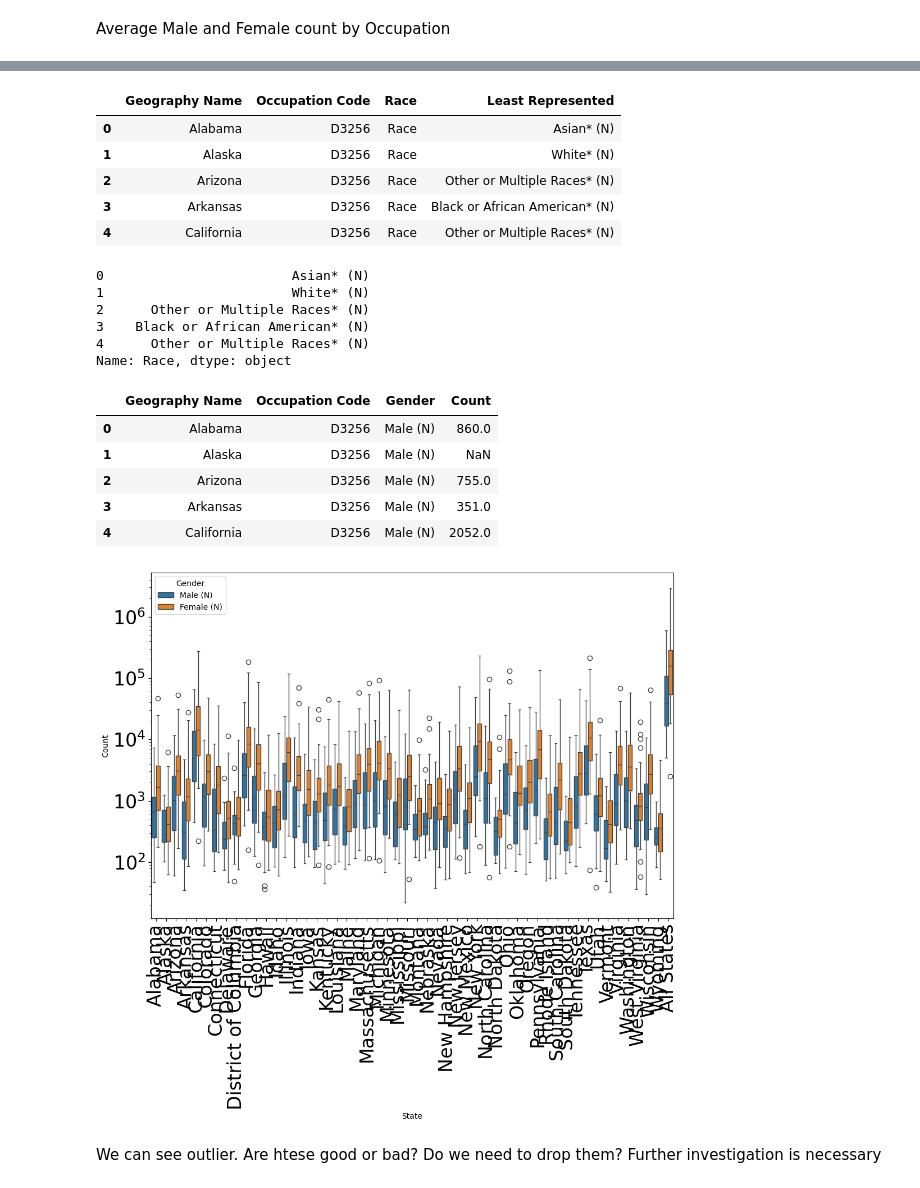
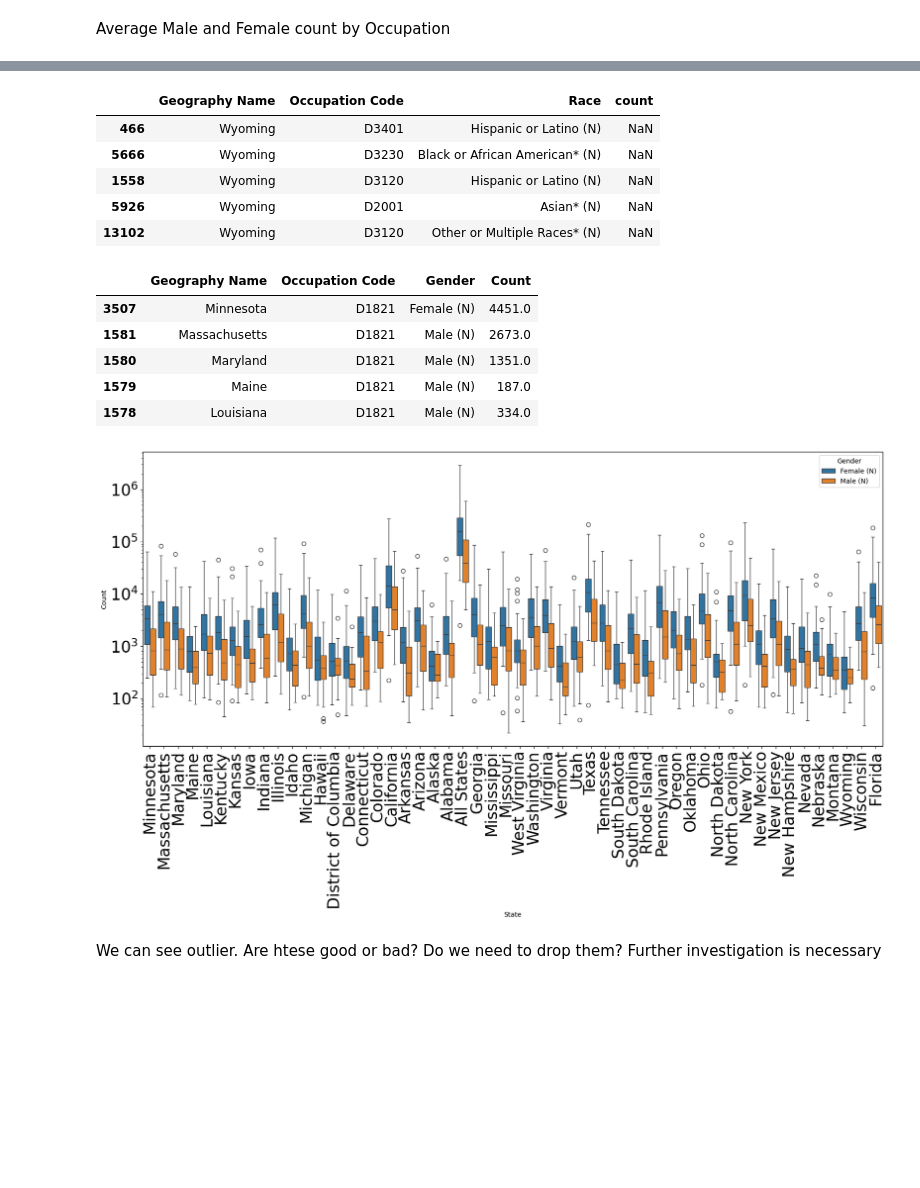
Before and after one commit to BTExpress1/healthCareAccess, a Jupyter notebook: notebooks/Capstone_Two.ipynb, the cells around one changed output, grey strips where cells are left out. Saved outputs shown, nothing was run; the diff lists cells and outputs as text; code cells hidden in the pictures; blank space fills up the shorter version.

```diff
--- a/notebooks/Capstone_Two.ipynb
+++ b/notebooks/Capstone_Two.ipynb
@@ -392,6 +416,9 @@ gender_representation = pd.melt(ahrf_data[['Geography Name','Male (N)','Female (
                         var_name='Gender',
                         value_vars=['Male (N)','Female (N)'],
                         value_name='Count',)
+
+#sort the melt
+gender_representation = gender_representation.sort_values('Occupation Code')
 # I want to explore group by occupation before melt
 # %%
 gender_representation.tail()
@@ -412,42 +441,33 @@ race_representation = pd.melt(ahrf_data,
 # %%
-race_representation.head()
+race_representation.tail()
 # %% [output]
-|  | Geography Name | Occupation Code | Race | Least Represented |
-| 0 | Alabama | D3256 | Race | Asian* (N) |
-| 1 | Alaska | D3256 | Race | White* (N) |
-| 2 | Arizona | D3256 | Race | Other or Multiple Races* (N) |
-| 3 | Arkansas | D3256 | Race | Black or African American* (N) |
-| 4 | California | D3256 | Race | Other or Multiple Races* (N) |
+|  | Geography Name | Occupation Code | Race | count |
+| 466 | Wyoming | D3401 | Hispanic or Latino (N) | NaN |
+| 5666 | Wyoming | D3230 | Black or African American* (N) | NaN |
+| 1558 | Wyoming | D3120 | Hispanic or Latino (N) | NaN |
+| 5926 | Wyoming | D2001 | Asian* (N) | NaN |
+| 13102 | Wyoming | D3120 | Other or Multiple Races* (N) | NaN |
-# %%
-ahrf_data['Race'].head()
-# %% [output]
-0                        Asian* (N)
-1                        White* (N)
-2      Other or Multiple Races* (N)
-3    Black or African American* (N)
-4      Other or Multiple Races* (N)
-Name: Race, dtype: object
 # %%
 gender_representation.head()
 # %% [output]
 |  | Geography Name | Occupation Code | Gender | Count |
-| 0 | Alabama | D3256 | Male (N) | 860.0 |
-| 1 | Alaska | D3256 | Male (N) | NaN |
-| 2 | Arizona | D3256 | Male (N) | 755.0 |
-| 3 | Arkansas | D3256 | Male (N) | 351.0 |
-| 4 | California | D3256 | Male (N) | 2052.0 |
+| 3507 | Minnesota | D1821 | Female (N) | 4451.0 |
+| 1581 | Massachusetts | D1821 | Male (N) | 2673.0 |
+| 1580 | Maryland | D1821 | Male (N) | 1351.0 |
+| 1579 | Maine | D1821 | Male (N) | 187.0 |
+| 1578 | Louisiana | D1821 | Male (N) | 334.0 |
 # %%
 #Create a seaborn boxplot of the gender count dataframe we created above,
 #with 'Geographic Name' on the x-axis, 'Count' as the y-value, and a hue that indicates 'Gender'
 #This will use boxplot's x, y, hue, and data arguments.
 #using log scale to make chart readable.
-plt.subplots(figsize=(12, 8))
+plt.subplots(figsize=(20, 8))
 sns.boxplot(x='Geography Name', y='Count', hue='Gender', data=gender_representation, log_scale=True)
 plt.xticks(rotation='vertical')
 plt.ylabel('Count')
 plt.xlabel('State');
 # %% [output]
-[figure, old version]
+[figure, new version]
 # %% [markdown]
 We can see outlier. Are htese good or bad? Do we need to drop them? Further investigation is necessary
 # %%
```
Also changed, not shown: parts of 70 cells of this notebook.
